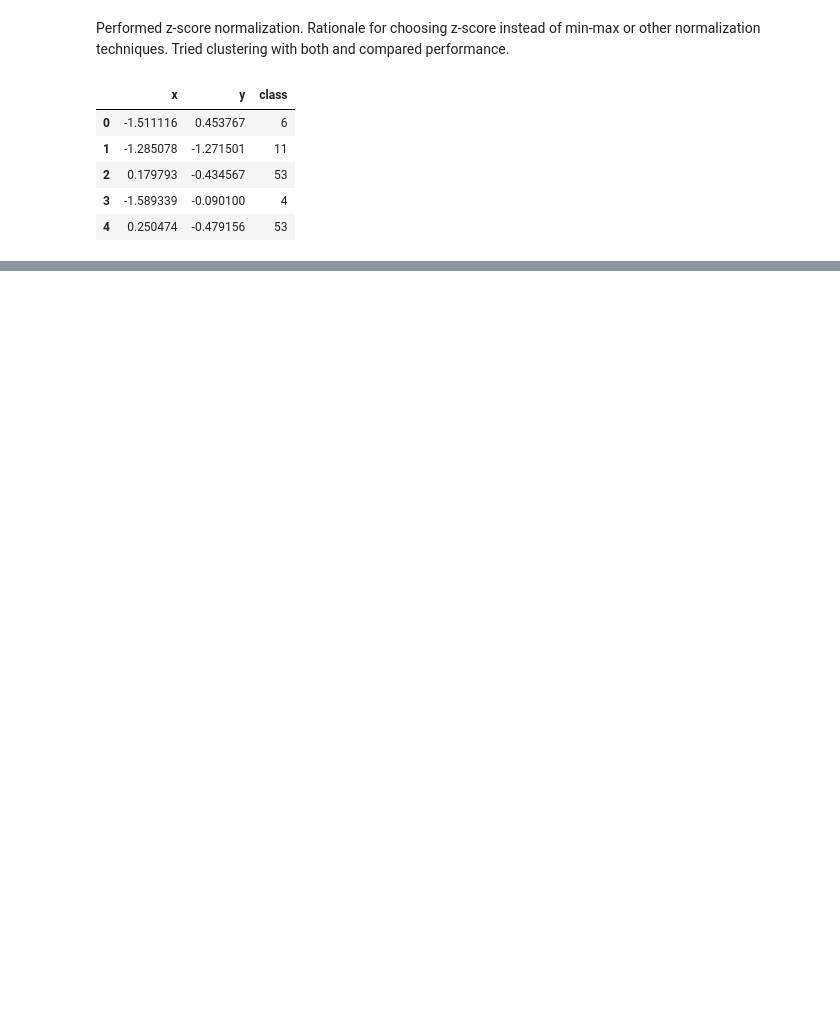
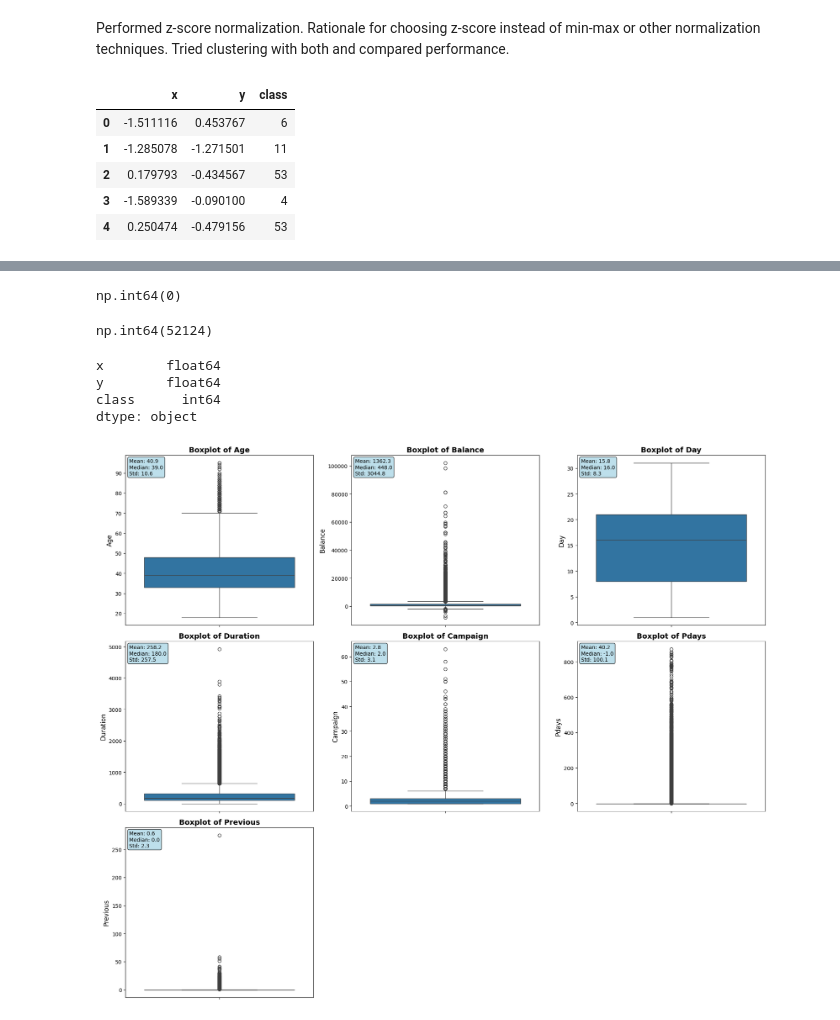
Before and after one commit to RavulapalliManas/IML-A2, a Jupyter notebook: A2_manas.ipynb, the cells around one changed output, grey strips where cells are left out. Drawn from its saved outputs; the diff is of its cells as text; code cells hidden in the pictures; blank space fills up the shorter version.

Commit message:
bank dataset preprocessing

```diff
--- a/A2_manas.ipynb
+++ b/A2_manas.ipynb
@@ -190,0 +235,54 @@ df.head()
+# %%
+df.isnull().sum().sum()
+# %% [output]
+np.int64(0)
+# %%
+# how many occurances of "unknown" in entire df_bank
+total_unknowns = sum((df_bank[col] == "unknown").sum() for col in df_bank.columns)
+total_unknowns
+# %% [output]
+np.int64(52124)
+# %%
+# converting integer columns to int
+integer_columns = ['age', 'balance', 'day', 'duration', 'campaign', 'pdays', 'previous']
+
+# Convert columns to integers
+for col in integer_columns:
+    if col in df_bank.columns:
+        df_bank[col] = pd.to_numeric(df_bank[col], errors='coerce').astype('Int64')  # Use Int64 to handle NaN values
+
+df.dtypes
+# %% [output]
+x        float64
+y        float64
+class      int64
+dtype: object
+# %%
+# Create a subplot grid
+fig, axes = plt.subplots(3, 3, figsize=(18, 15))
+axes = axes.flatten()
+
+for i, col in enumerate(integer_columns):
+    if i < len(axes):
+        sns.boxplot(data=df_bank, y=col, ax=axes[i])
+        axes[i].set_title(f'Boxplot of {col.title()}', fontsize=14, fontweight='bold')
+        axes[i].set_ylabel(col.title(), fontsize=12)
+
+        # Add statistics text
+        mean_val = df_bank[col].mean()
+        median_val = df_bank[col].median()
+        std_val = df_bank[col].std()
+
+        stats_text = f'Mean: {mean_val:.1f}\nMedian: {median_val:.1f}\nStd: {std_val:.1f}'
+        axes[i].text(0.02, 0.98, stats_text, transform=axes[i].transAxes,
+                    verticalalignment='top', fontsize=10,
+                    bbox=dict(boxstyle='round', facecolor='lightblue', alpha=0.8))
+
+# Hide unused subplots
+for j in range(len(integer_columns), len(axes)):
+    axes[j].set_visible(False)
+
+plt.tight_layout()
+plt.show()
+# %% [output]
+[figure, added]
```
Also changed, not shown: parts of 11 cells of this notebook, 5 other files.
